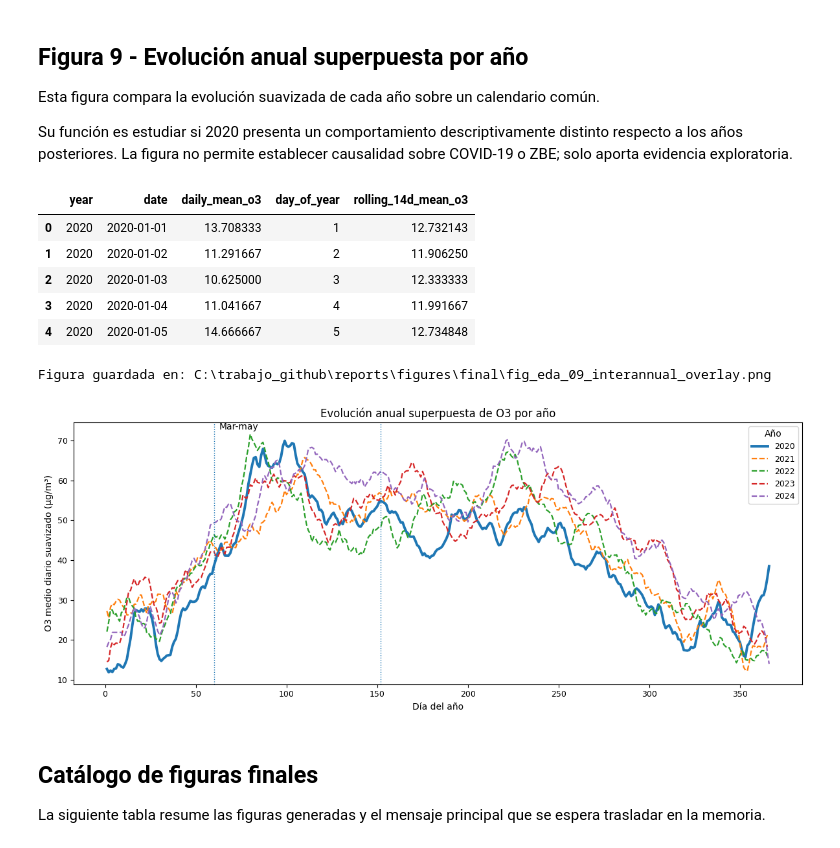
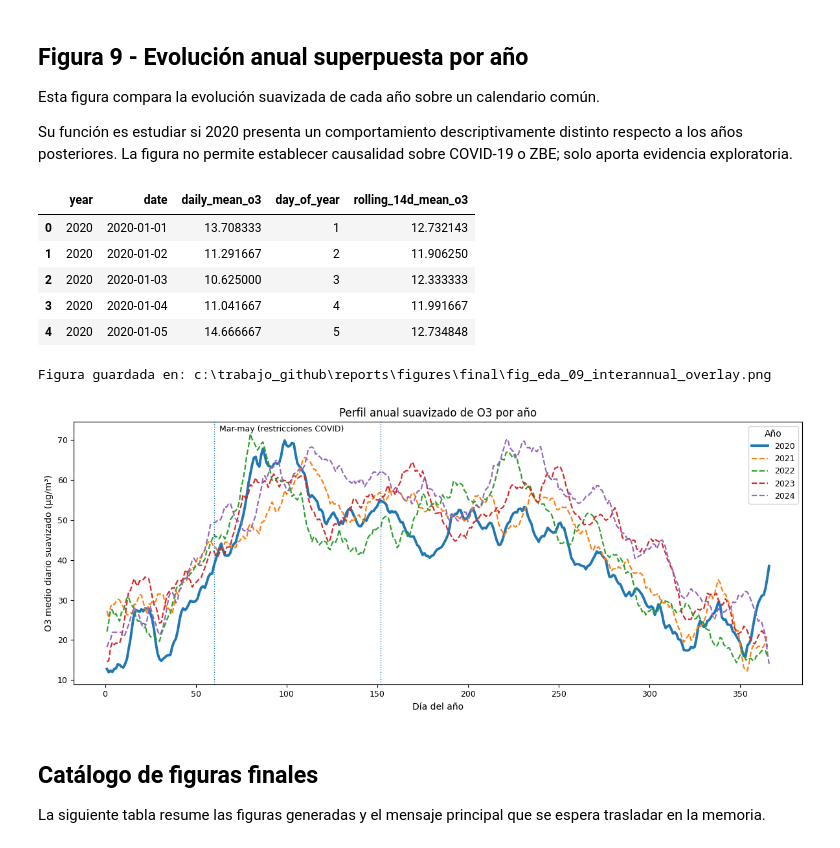
Before and after one commit to hipenation2142/trabajo, a Jupyter notebook: notebooks/01b_eda_final_figures.ipynb, the cells around one changed output. Cells and saved outputs as stored; diff of their text form; code cells hidden in the pictures.

```diff
--- a/notebooks/01b_eda_final_figures.ipynb
+++ b/notebooks/01b_eda_final_figures.ipynb
@@ -928,37 +976,46 @@ for year in comparison_years:
     linestyle = "-" if year == 2020 else "--"
 
     ax.plot(
         year_data["day_of_year"],
         year_data["rolling_14d_mean_o3"],
         linewidth=linewidth,
         linestyle=linestyle,
         label=str(year),
     )
 
 # Se marcan de forma aproximada marzo-mayo.
 ax.axvline(60, linestyle=":", linewidth=1)
 ax.axvline(152, linestyle=":", linewidth=1)
-ax.text(63, ax.get_ylim()[1], "Mar-may", va="top", ha="left")
+upper_y = ax.get_ylim()[1]
 
-ax.set_title("Evolución anual superpuesta de O3 por año")
+ax.text(
+    63,
+    upper_y * 0.989,
+    "Mar-may (restricciones COVID)",
+    va="top",
+    ha="left",
+    fontsize=9,
+)
+
+ax.set_title("Perfil anual suavizado de O3 por año")
 ax.set_xlabel("Día del año")
 ax.set_ylabel("O3 medio diario suavizado (µg/m³)")
 ax.legend(title="Año")
 
 fig.tight_layout()
 
 save_final_figure(fig, "fig_eda_09_interannual_overlay.png")
 
 plt.show()
 # %% [output]
 |  | year | date | daily_mean_o3 | day_of_year | rolling_14d_mean_o3 |
 | 0 | 2020 | 2020-01-01 | 13.708333 | 1 | 12.732143 |
 | 1 | 2020 | 2020-01-02 | 11.291667 | 2 | 11.906250 |
 | 2 | 2020 | 2020-01-03 | 10.625000 | 3 | 12.333333 |
 | 3 | 2020 | 2020-01-04 | 11.041667 | 4 | 11.991667 |
 | 4 | 2020 | 2020-01-05 | 14.666667 | 5 | 12.734848 |
-Figura guardada en: C:\trabajo_github\reports\figures\final\fig_eda_09_interannual_overlay.png
+Figura guardada en: c:\trabajo_github\reports\figures\final\fig_eda_09_interannual_overlay.png
-[figure, old version]
+[figure, new version]
 # %% [markdown]
 ## Catálogo de figuras finales
 
```
Also changed, not shown: parts of 10 cells of this notebook, 3 other files.
